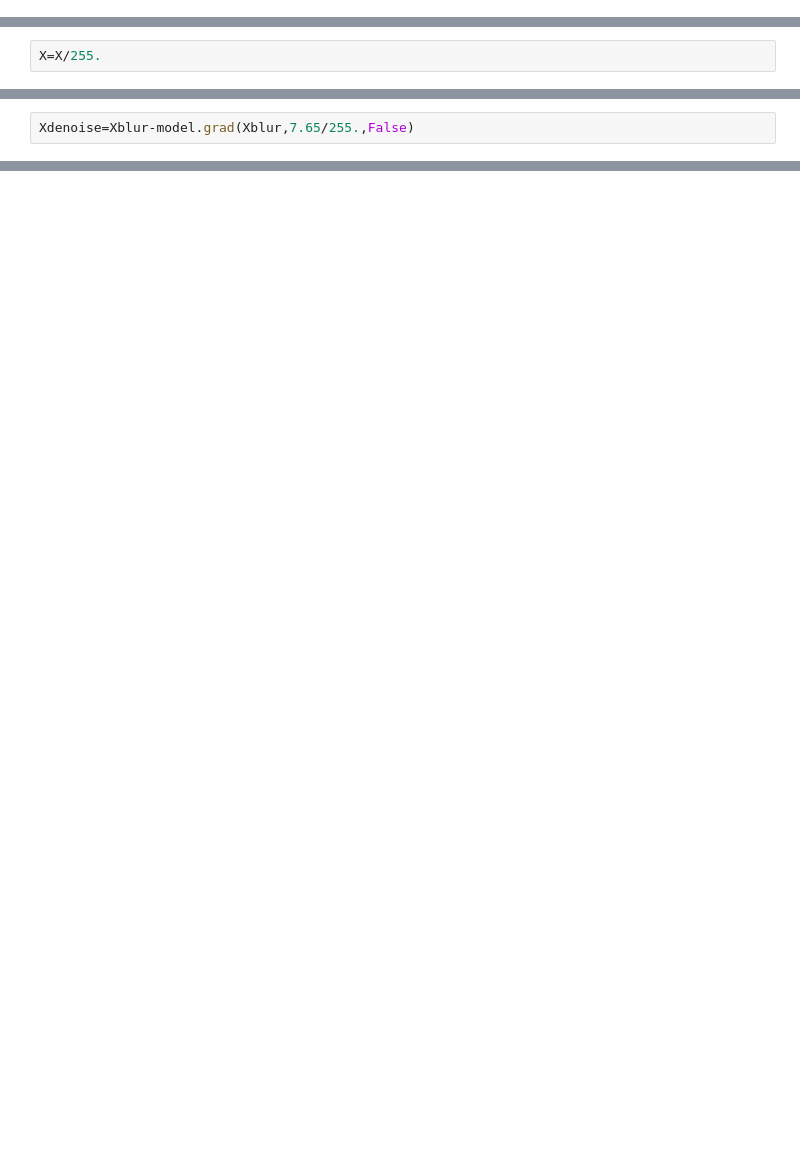
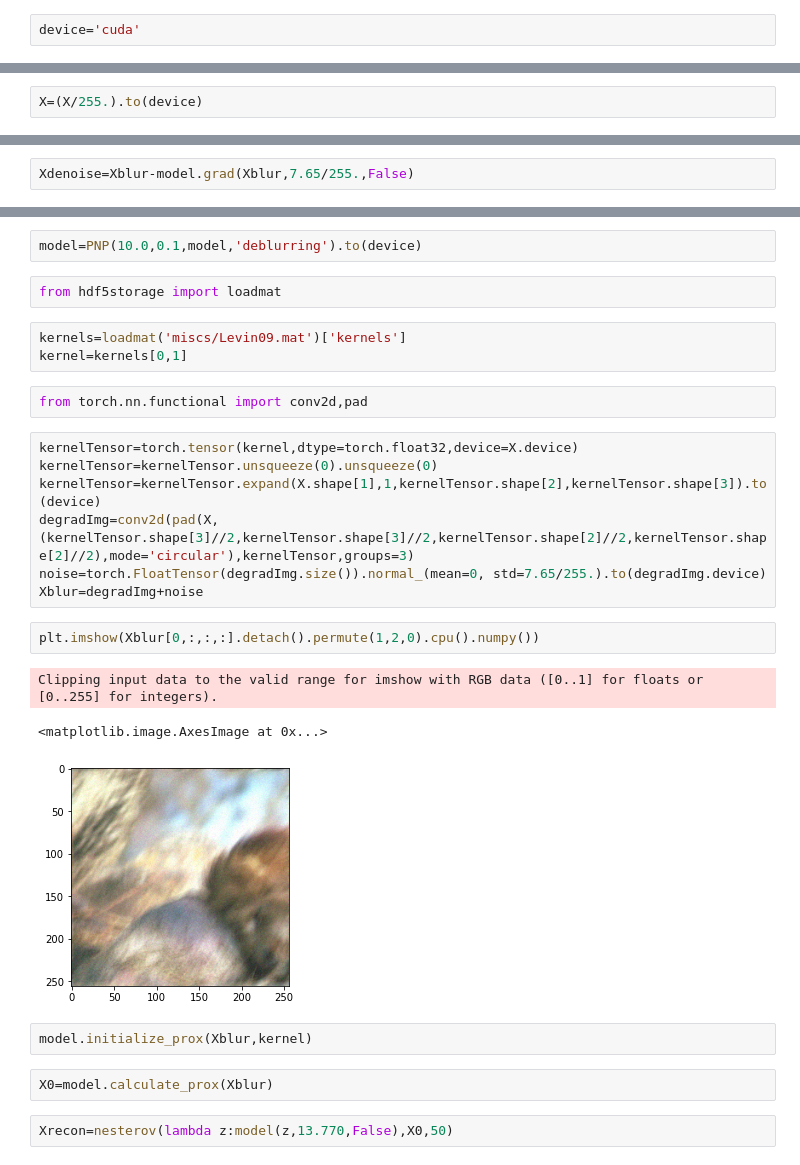
Before and after one commit to zihaozou/potential, a Jupyter notebook: test.ipynb, the cells around one changed output, grey strips where cells are left out. Cells and saved outputs as stored; diff of their text form; blank space fills up the shorter version.

```diff
--- a/test.ipynb
+++ b/test.ipynb
@@ -1,4 +1,6 @@
 # %%
 import torch
 from models.gspnp.lightning_GSDRUNet import StudentGrad
+# %%
+device='cuda'
 # %%
@@ -21,5 +23,5 @@ torch.Size([1, 3, 256, 256])
 # %%
 import matplotlib.pyplot as plt
 # %%
-X=X/255.
+X=(X/255.).to(device)
 # %%
@@ -49,0 +55,28 @@ psnr(X[0,:,:,:].detach().permute(1,2,0).numpy(),Xdenoise[0,:,:,:].detach().permu
+# %%
+model=PNP(10.0,0.1,model,'deblurring').to(device)
+# %%
+from hdf5storage import loadmat
+# %%
+kernels=loadmat('miscs/Levin09.mat')['kernels']
+kernel=kernels[0,1]
+# %%
+from torch.nn.functional import conv2d,pad
+# %%
+kernelTensor=torch.tensor(kernel,dtype=torch.float32,device=X.device)
+kernelTensor=kernelTensor.unsqueeze(0).unsqueeze(0)
+kernelTensor=kernelTensor.expand(X.shape[1],1,kernelTensor.shape[2],kernelTensor.shape[3]).to(device)
+degradImg=conv2d(pad(X,(kernelTensor.shape[3]//2,kernelTensor.shape[3]//2,kernelTensor.shape[2]//2,kernelTensor.shape[2]//2),mode='circular'),kernelTensor,groups=3)
+noise=torch.FloatTensor(degradImg.size()).normal_(mean=0, std=7.65/255.).to(degradImg.device)
+Xblur=degradImg+noise
+# %%
+plt.imshow(Xblur[0,:,:,:].detach().permute(1,2,0).cpu().numpy())
+# %% [output]
+Clipping input data to the valid range for imshow with RGB data ([0..1] for floats or [0..255] for integers).
+<matplotlib.image.AxesImage at 0x...>
+[figure, added]
+# %%
+model.initialize_prox(Xblur,kernel)
+# %%
+X0=model.calculate_prox(Xblur)
+# %%
+Xrecon=nesterov(lambda z:model(z,13.770,False),X0,50)
```
Also changed, not shown: parts of 8 cells of this notebook, 4 other files.
